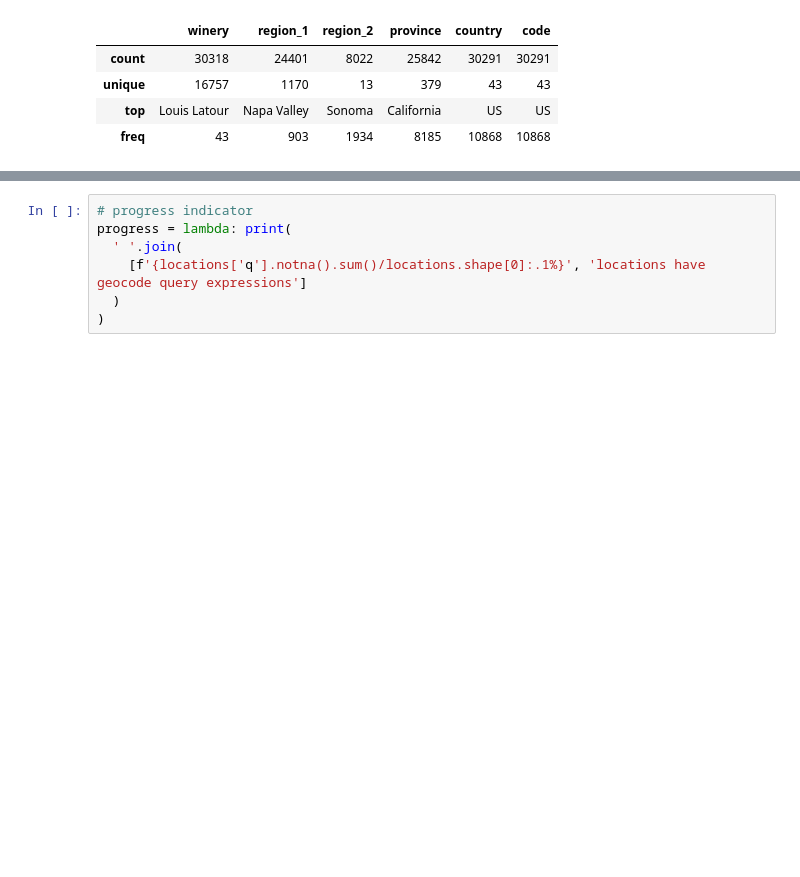
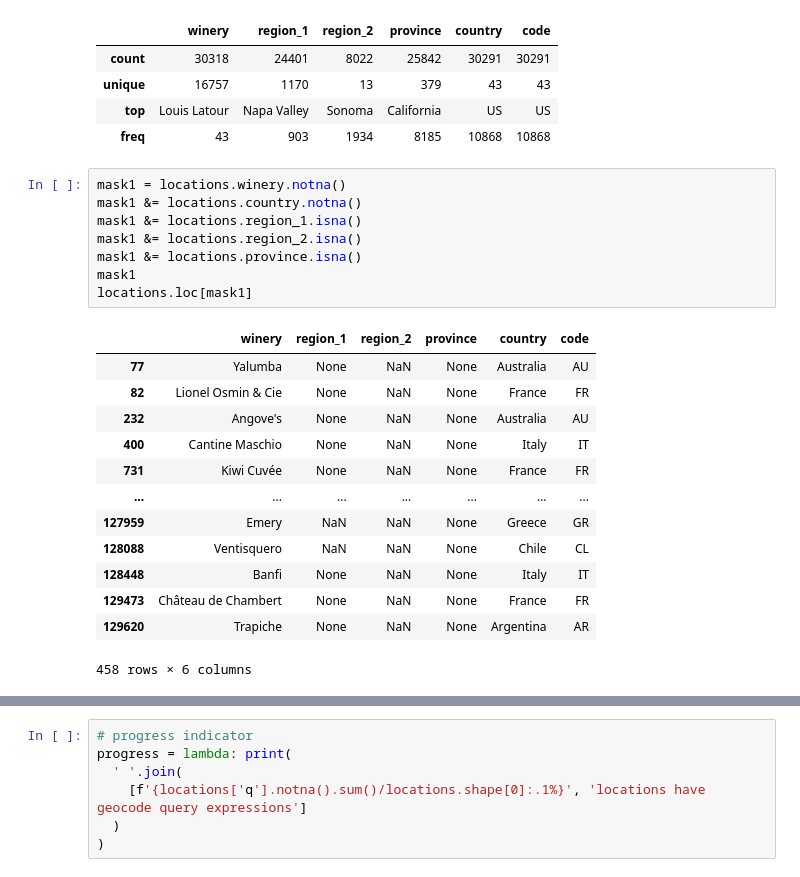
Before and after one commit to pasmith/oenologist, a Jupyter notebook: mapbox-forward.ipynb, the cells around one changed output, grey strips where cells are left out. Drawn from its saved outputs; the diff is of its cells as text; blank space fills up the shorter version.

```diff
--- a/mapbox-forward.ipynb
+++ b/mapbox-forward.ipynb
@@ -309,3 +313,25 @@ there are 0 duplicates left
 | unique | 16757 | 1170 | 13 | 379 | 43 | 43 |
 | top | Louis Latour | Napa Valley | Sonoma | California | US | US |
 | freq | 43 | 903 | 1934 | 8185 | 10868 | 10868 |
+# %%
+mask1 = locations.winery.notna()
+mask1 &= locations.country.notna()
+mask1 &= locations.region_1.isna()
+mask1 &= locations.region_2.isna()
+mask1 &= locations.province.isna()
+mask1
+locations.loc[mask1]
+# %% [output]
+|  | winery | region_1 | region_2 | province | country | code |
+| 77 | Yalumba | None | NaN | None | Australia | AU |
+| 82 | Lionel Osmin & Cie | None | NaN | None | France | FR |
+| 232 | Angove's | None | NaN | None | Australia | AU |
+| 400 | Cantine Maschio | None | NaN | None | Italy | IT |
+| 731 | Kiwi Cuvée | None | NaN | None | France | FR |
+| ... | ... | ... | ... | ... | ... | ... |
+| 127959 | Emery | NaN | NaN | None | Greece | GR |
+| 128088 | Ventisquero | NaN | NaN | None | Chile | CL |
+| 128448 | Banfi | None | NaN | None | Italy | IT |
+| 129473 | Château de Chambert | None | NaN | None | France | FR |
+| 129620 | Trapiche | None | NaN | None | Argentina | AR |
+458 rows × 6 columns
```
Also changed, not shown: parts of 28 cells of this notebook, 1 other file.
